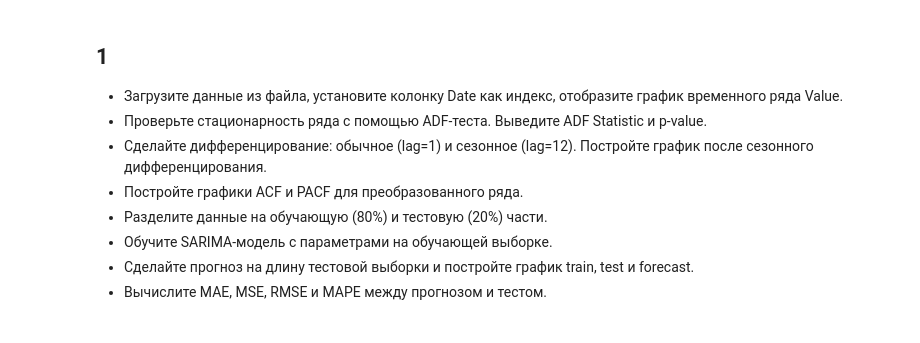
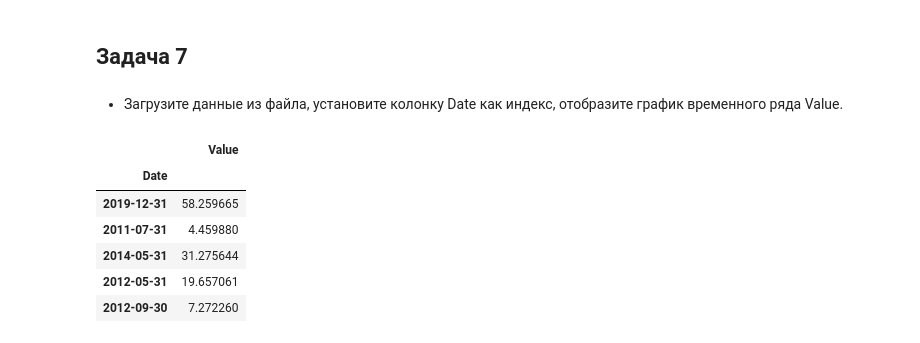
Before and after one commit to skv-analyst/study-timeseries-analysis-forecasting, a Jupyter notebook: notebooks/05-2-sarima.ipynb, the cells around one changed output. Cells and saved outputs as stored; diff of their text form; code cells hidden in the pictures.

```diff
--- a/notebooks/05-2-sarima.ipynb
+++ b/notebooks/05-2-sarima.ipynb
@@ -3,12 +9,20 @@ import pandas as pd
 # %% [markdown]
-## 1
-- Загрузите данные из файла, установите колонку Date как индекс, отобразите график временного ряда Value.
-- Проверьте стационарность ряда с помощью ADF-теста. Выведите ADF Statistic и p-value.
-- Сделайте дифференцирование: обычное (lag=1) и сезонное (lag=12). Постройте график после сезонного дифференцирования.
-- Постройте графики ACF и PACF для преобразованного ряда.
-- Разделите данные на обучающую (80%) и тестовую (20%) части.
-- Обучите SARIMA-модель с параметрами на обучающей выборке.
-- Сделайте прогноз на длину тестовой выборки и постройте график train, test и forecast.
-- Вычислите MAE, MSE, RMSE и MAPE между прогнозом и тестом.
+## Задача 7
+# %% [markdown]
+- Загрузите данные из файла, установите колонку Date как индекс, отобразите график временного ряда Value.
 # %%
 df = pd.read_csv('../data/05-2-sarima-data.csv')
+df['Date'] = pd.to_datetime(df['Date'])
+df.set_index('Date', inplace=True)
+
+ts = df['Value']
+
+df.sample(5)
+# %% [output]
+|  | Value |
+| Date |  |
+| 2019-12-31 | 58.259665 |
+| 2011-07-31 | 4.459880 |
+| 2014-05-31 | 31.275644 |
+| 2012-05-31 | 19.657061 |
+| 2012-09-30 | 7.272260 |
```
Also changed, not shown: parts of 18 cells of this notebook, 1 other file.
